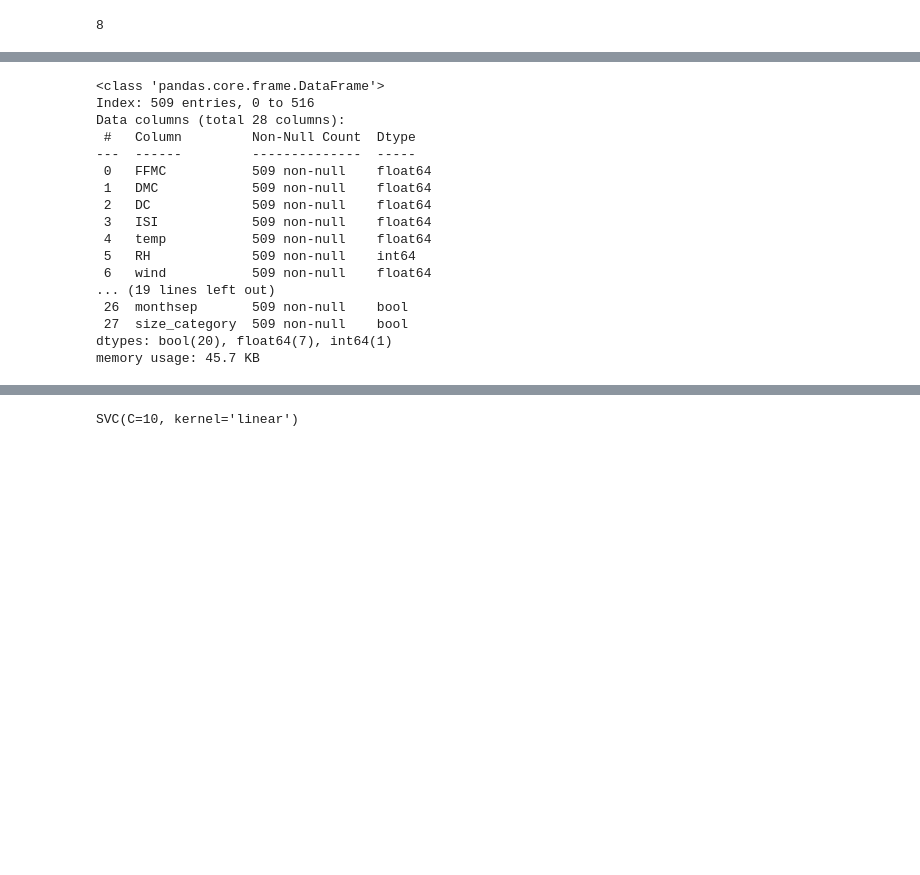
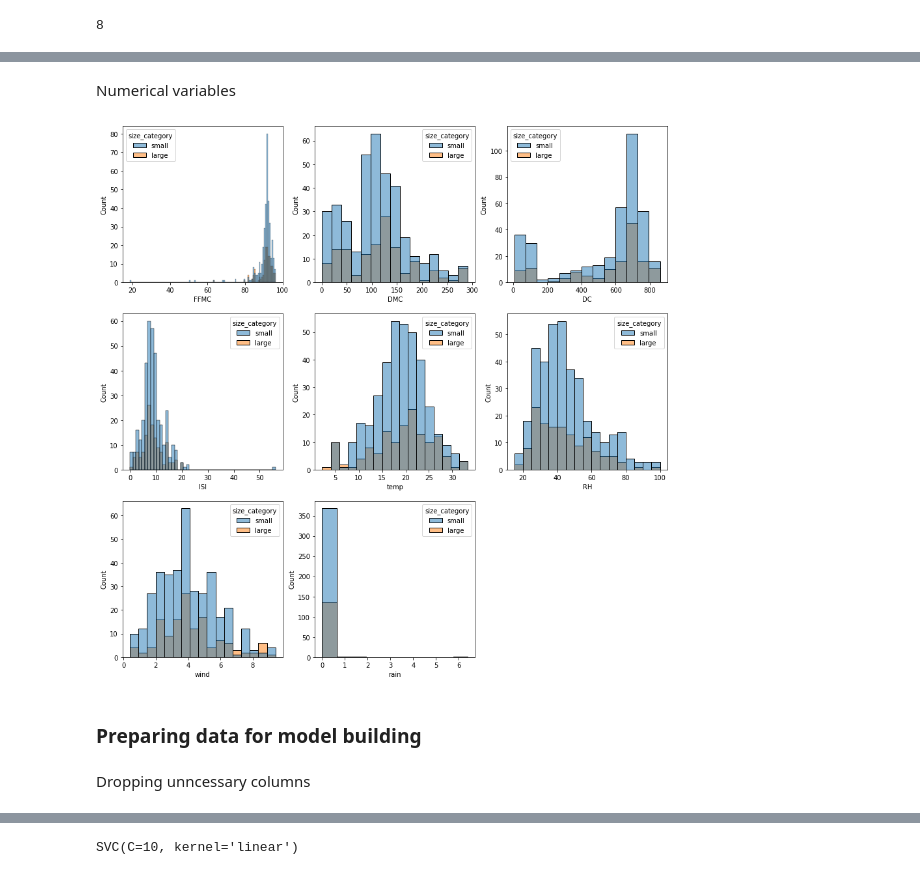
Before and after one commit to friskyspock/forestfire-data-excelr, a Jupyter notebook: SVM_forestfire.ipynb, the cells around one changed output, grey strips where cells are left out. Drawn from its saved outputs; the diff is of its cells as text; code cells hidden in the pictures; blank space fills up the shorter version.

```diff
--- a/SVM_forestfire.ipynb
+++ b/SVM_forestfire.ipynb
@@ -49,2 +67,17 @@ data.drop_duplicates(inplace=True)
+# %% [markdown]
+Numerical variables
+# %%
+num_columns = ['FFMC','DMC','DC','ISI','temp','RH','wind','rain']
+
+plt.figure(figsize=(15,15))
+for i in range(len(num_columns)):
+    plt.subplot(3,3,i+1)
+    sns.histplot(data=data,x=num_columns[i],hue='size_category')
+# %% [output]
+[figure, added]
+# %% [markdown]
+### Preparing data for model building
+# %% [markdown]
+Dropping unncessary columns
 # %%
 data.drop(['month','day','area'], axis=1, inplace=True)
@@ -56,20 +83,0 @@ for col in bool_columns:
-# %%
-data.info()
-# %% [output]
-<class 'pandas.core.frame.DataFrame'>
-Index: 509 entries, 0 to 516
-Data columns (total 28 columns):
- #   Column         Non-Null Count  Dtype
----  ------         --------------  -----
- 0   FFMC           509 non-null    float64
- 1   DMC            509 non-null    float64
- 2   DC             509 non-null    float64
- 3   ISI            509 non-null    float64
- 4   temp           509 non-null    float64
- 5   RH             509 non-null    int64
- 6   wind           509 non-null    float64
-... (19 lines left out)
- 26  monthsep       509 non-null    bool
- 27  size_category  509 non-null    bool
-dtypes: bool(20), float64(7), int64(1)
-memory usage: 45.7 KB
```
Also changed, not shown: parts of 23 cells of this notebook.
